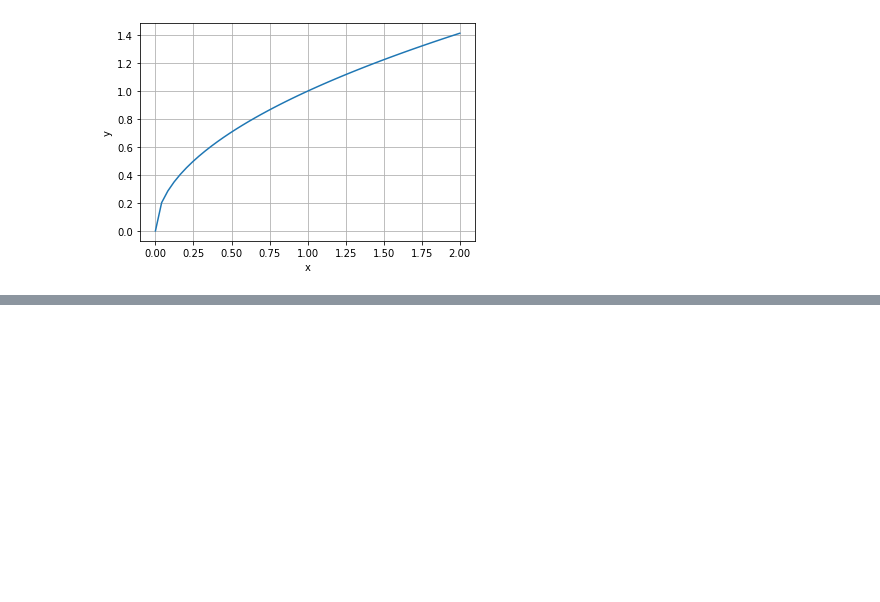
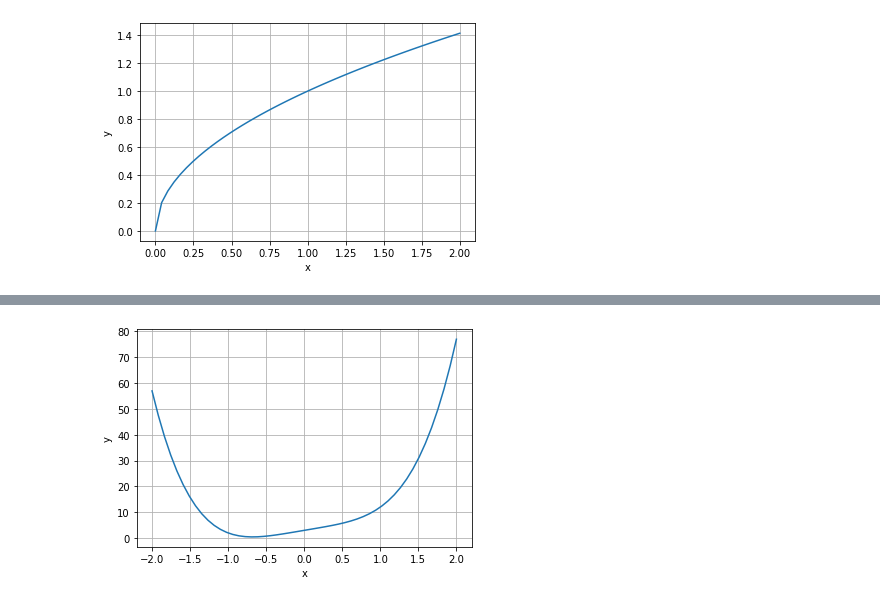
Before and after one commit to sishinami/util, a Jupyter notebook: 数式.ipynb, the cells around one changed output, grey strips where cells are left out. Drawn from its saved outputs; the diff is of its cells as text; code cells hidden in the pictures; blank space fills up the shorter version.

```diff
--- a/数式.ipynb
+++ b/数式.ipynb
@@ -89,0 +140,14 @@ plt.grid()
+# %%
+# 4x^4+2x^2+x+3
+def func(x):
+  return 4*x**4+2*x*2+x+3
+
+x = np.linspace(-2,2)
+y = func(x)
+
+plt.plot(x,y)
+plt.xlabel('x',size=10)
+plt.ylabel('y',size=10)
+plt.grid()
+# %% [output]
+[figure, added]
```
Also changed, not shown: parts of 9 cells of this notebook.
